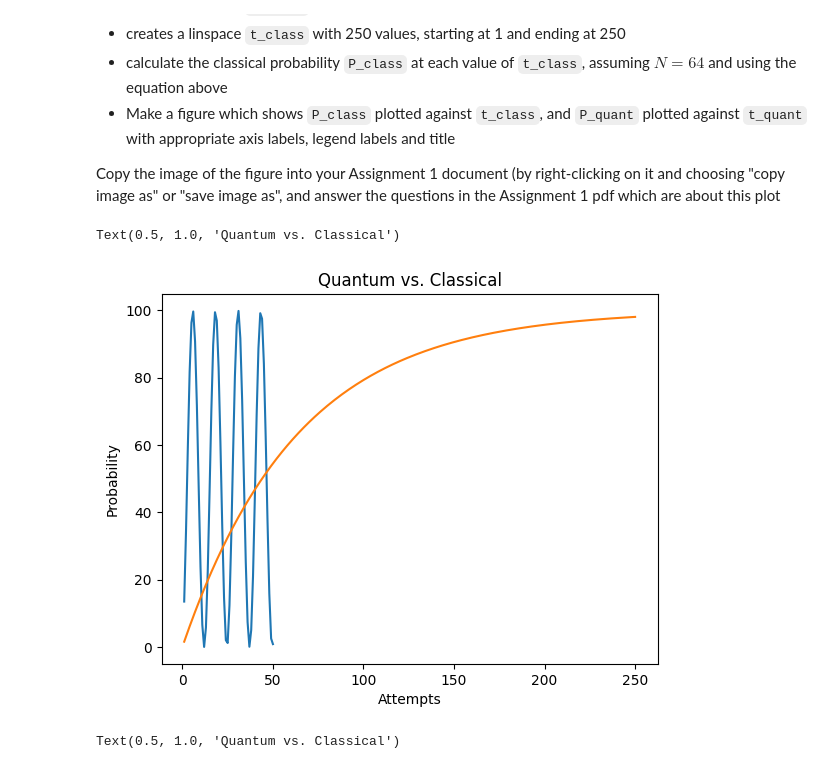
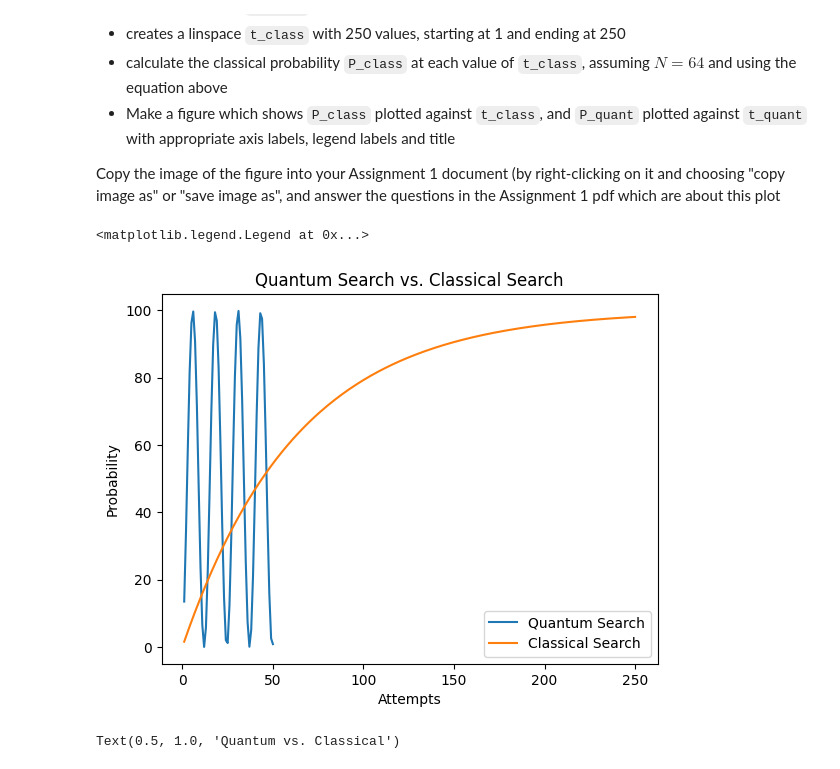
Before and after one commit to RubaAlhazmi/groversalgorithm, a Jupyter notebook: grovers.ipynb, the cells around one changed output. Cells and saved outputs as stored; diff of their text form; code cells hidden in the pictures.

```diff
--- a/grovers.ipynb
+++ b/grovers.ipynb
@@ -250,20 +248,21 @@ Copy the image of the figure into your Assignment 1 document (by right-clicking
 # %%
 P_quant = [13.4827, 34.3895, 59.1380, 81.6377, 96.3515, 99.6586, 90.7449, 71.8042, 47.4976, 23.8068, 6.5620, 0.0071, 5.7550, 22.3914, 45.8221, 70.2809, 89.7488, 99.4347, 96.9550, 82.9200, 60.7836, 35.9935, 14.6502, 2.0063, 1.1733, 12.3563, 32.8032, 57.4821, 80.3197, 95.6958, 99.8264, 91.6951, 73.3029, 49.1760, 25.2518, 7.4181, 0.0634, 4.9979, 21.0071, 44.1512, 68.7347, 88.7077, 99.1550, 97.5055, 84.1652, 62.4171, 37.6132, 15.8576, 2.5042, 0.8393]
 t_quant = np.linspace(1, 50, num=50)
 
 t_class = np.linspace(1, 250, num=250)
 P_class = (1 - (63/64)**t_class)*100
 
 # Plotting - Line/points
 
-plt.plot(t_quant, P_quant, label="Quantum")
-plt.plot(t_class, P_class, label="Classical")
+plt.plot(t_quant, P_quant, label="Quantum Search")
+plt.plot(t_class, P_class, label="Classical Search")
 plt.xlabel("Attempts")
 plt.ylabel("Probability")
-plt.title("Quantum vs. Classical")
+plt.title("Quantum Search vs. Classical Search")
+plt.legend()
 # %% [output]
-Text(0.5, 1.0, 'Quantum vs. Classical')
+<matplotlib.legend.Legend at 0x...>
-[figure, old version]
+[figure, new version]
 # %%
 P_quant = [13.4827, 99.6586, 0.0071, 99.4347, 2.0063, 95.6958,  0.0634, 99.1550, 1.5476, 99.9381, 0.1762, 98.8199, 0.5606, 99.9935, 0.3451, 98.4452, 0.3378, 99.9924, 0.5700, 98.8334, 0.1710, 99.9350, 2.4847, 99.1664, 0.0603, 99.8212, 1.9888, 99.4440, 0.0060, 99.6512, 1.5470, 99.6658, 0.0081, 99.4253, 1.1599, 99.8316, 0.0666, 99.1435, 0.8279, 99.9412]
 t_quant = np.linspace(1, 250, num=40)
```
Also changed, not shown: parts of 1 cell of this notebook, 3 other files.
